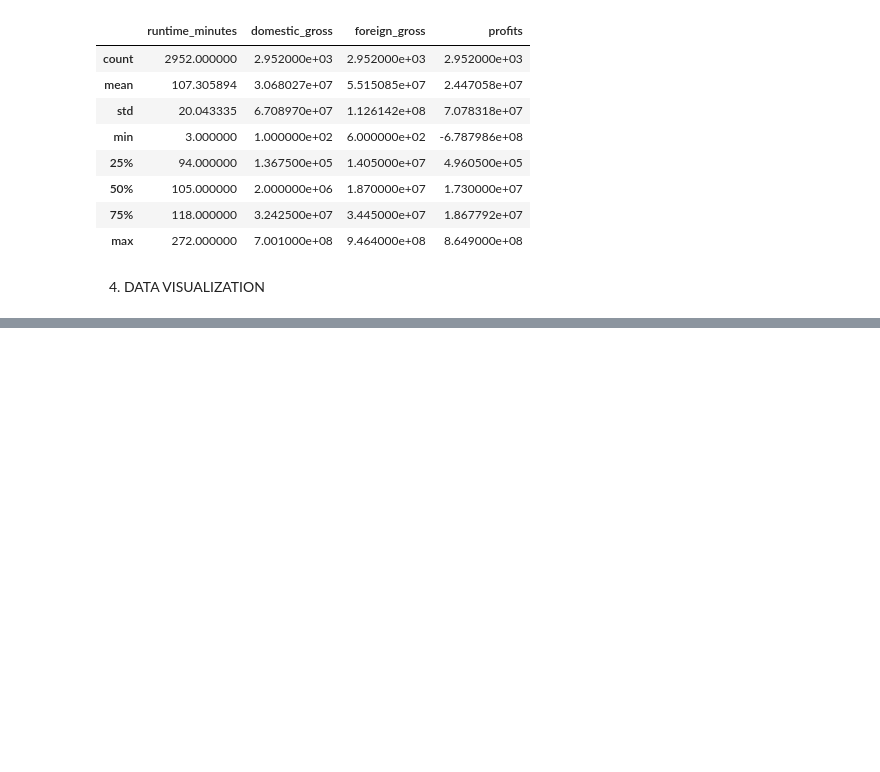
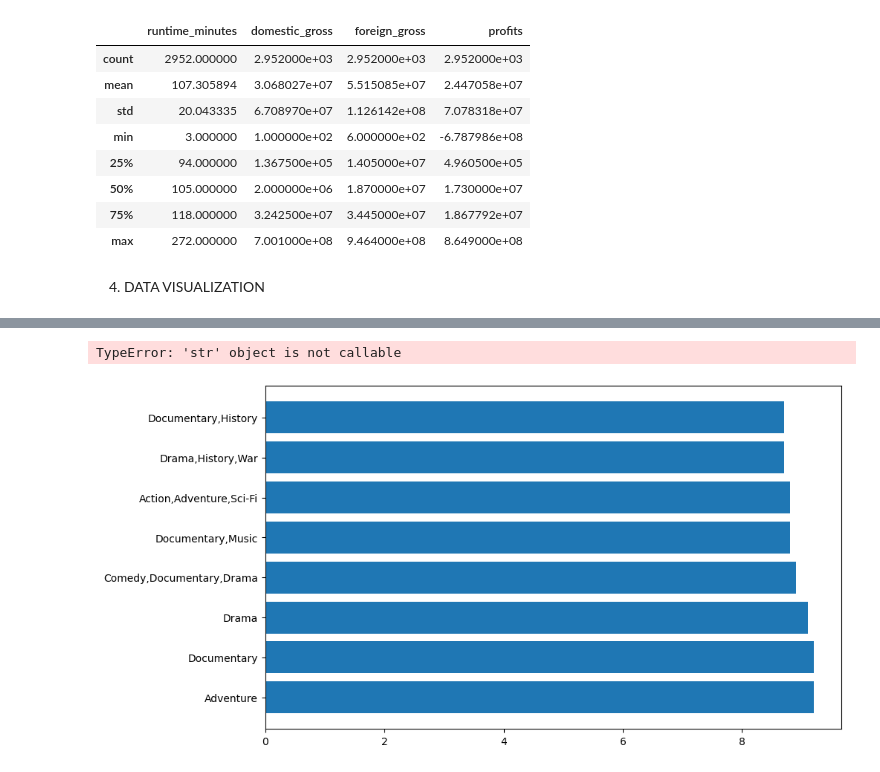
Before and after one commit to lynnndero/PHASE--1-PROJECT, a Jupyter notebook: Index.ipynb, the cells around one changed output, grey strips where cells are left out. Saved outputs shown, nothing was run; the diff lists cells and outputs as text; code cells hidden in the pictures; blank space fills up the shorter version.

Commit message:
Data Visualization

```diff
--- a/Index.ipynb
+++ b/Index.ipynb
@@ -528,0 +560,15 @@ movie_stat_summary
+# %%
+#Plotting a bar chart of the top ten movie genre based on average rating
+x= Top_ten_movie_genre['genres'].head(10)
+y= Top_ten_movie_genre['averagerating'].head(10)
+
+plt.figure(figsize=(10,6))
+plt.barh(x, y, label = 'Top ten genres')
+plt.xlabel('Rating')
+plt.ylabel('Genres')
+plt.title('Top Ten Movie Genres')
+plt.legend()
+plt.show()
+# %% [output]
+TypeError: 'str' object is not callable
+[figure, added]
```
Also changed, not shown: parts of 15 cells of this notebook.
